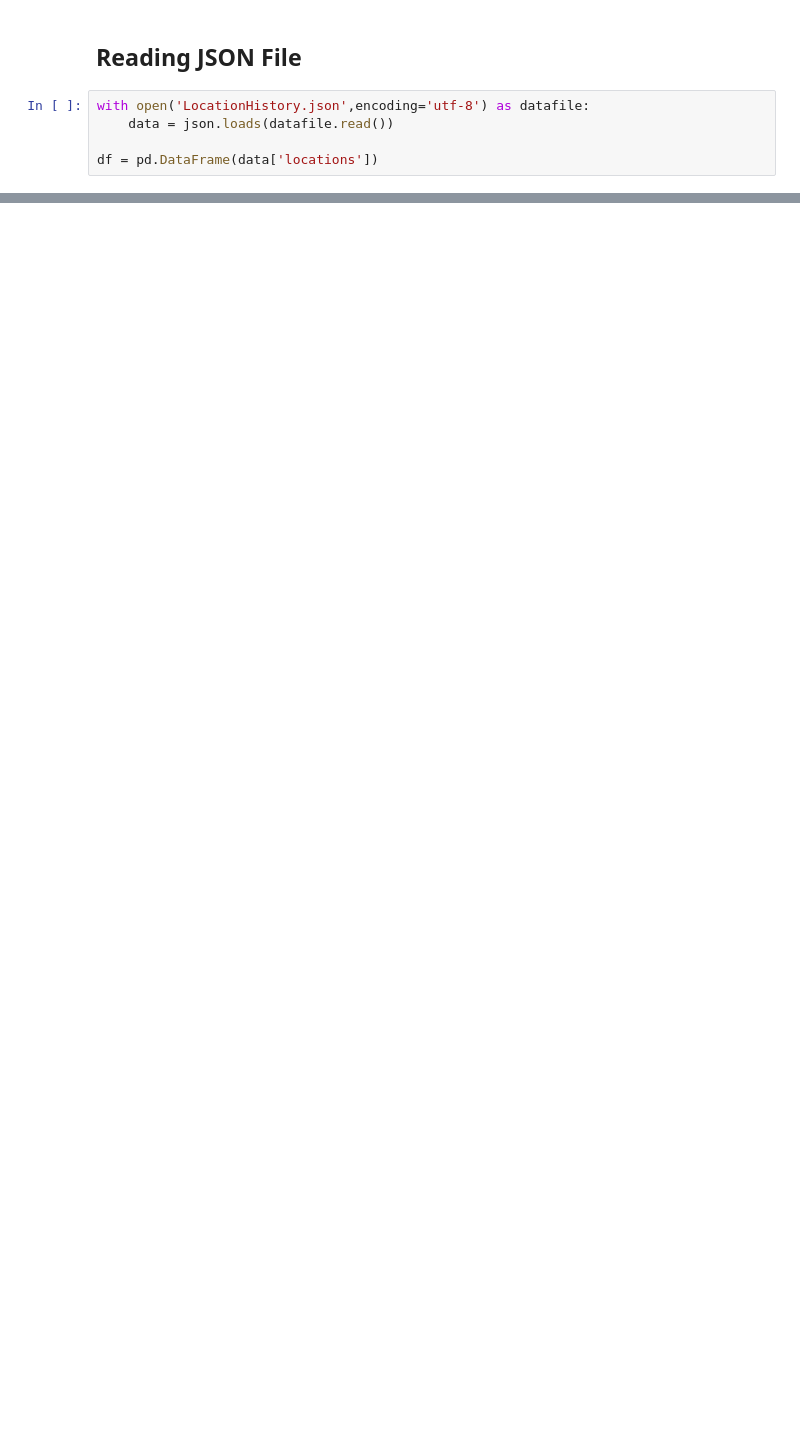
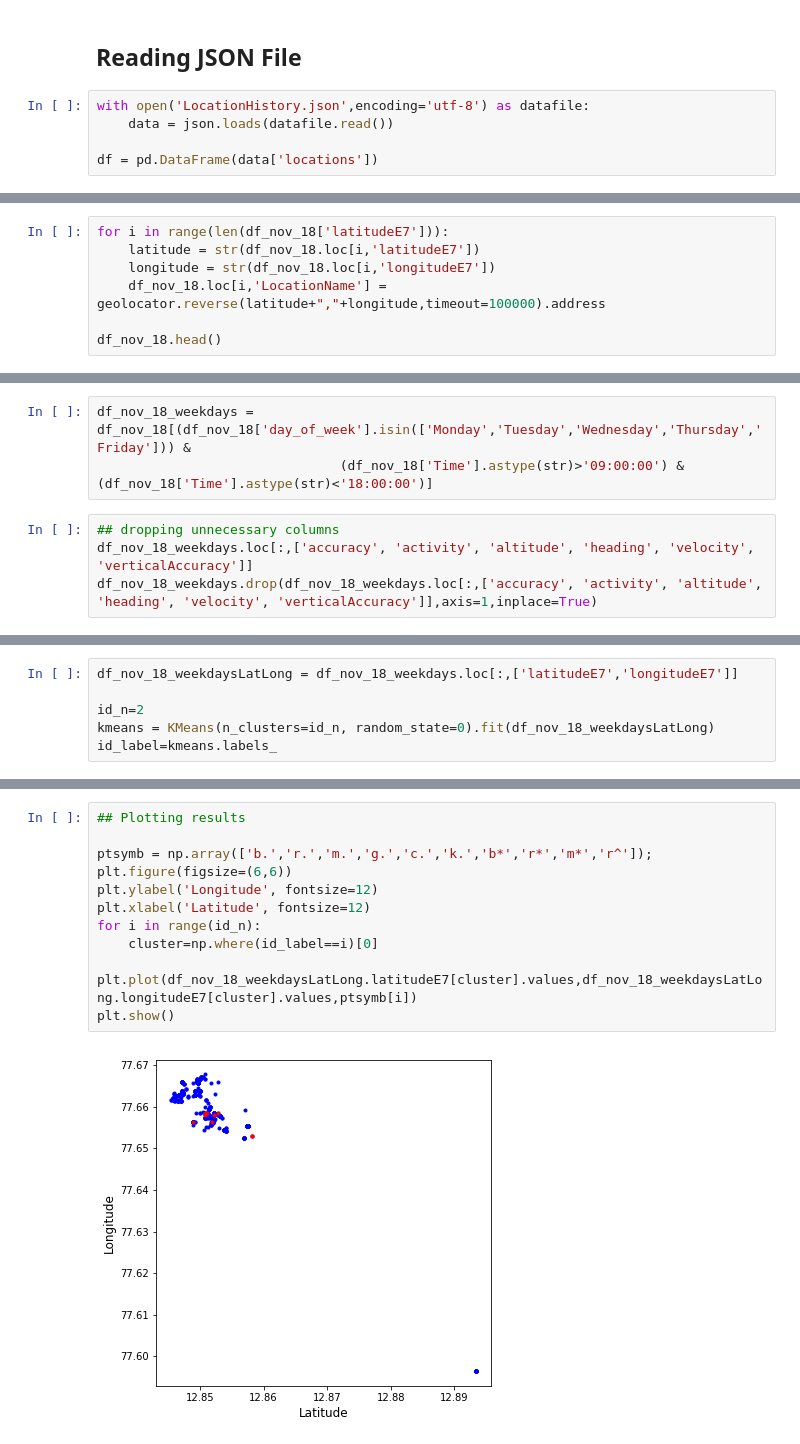
Before and after one commit to java-byte/Project-Machine-Learning, a Jupyter notebook: clustering.ipynb, the cells around one changed output, grey strips where cells are left out. Saved outputs shown, nothing was run; the diff lists cells and outputs as text; blank space fills up the shorter version.

```diff
--- a/clustering.ipynb
+++ b/clustering.ipynb
@@ -72,0 +146,7 @@ plt.show()
+# %%
+for i in range(len(df_nov_18['latitudeE7'])):
+    latitude = str(df_nov_18.loc[i,'latitudeE7'])
+    longitude = str(df_nov_18.loc[i,'longitudeE7'])
+    df_nov_18.loc[i,'LocationName'] = geolocator.reverse(latitude+","+longitude,timeout=100000).address
+
+df_nov_18.head()
@@ -72,0 +164,7 @@ plt.show()
+# %%
+df_nov_18_weekdays = df_nov_18[(df_nov_18['day_of_week'].isin(['Monday','Tuesday','Wednesday','Thursday','Friday'])) &
+                               (df_nov_18['Time'].astype(str)>'09:00:00') & (df_nov_18['Time'].astype(str)<'18:00:00')]
+# %%
+## dropping unnecessary columns
+df_nov_18_weekdays.loc[:,['accuracy', 'activity', 'altitude', 'heading', 'velocity', 'verticalAccuracy']]
+df_nov_18_weekdays.drop(df_nov_18_weekdays.loc[:,['accuracy', 'activity', 'altitude', 'heading', 'velocity', 'verticalAccuracy']],axis=1,inplace=True)
@@ -72,0 +187,6 @@ plt.show()
+# %%
+df_nov_18_weekdaysLatLong = df_nov_18_weekdays.loc[:,['latitudeE7','longitudeE7']]
+
+id_n=2
+kmeans = KMeans(n_clusters=id_n, random_state=0).fit(df_nov_18_weekdaysLatLong)
+id_label=kmeans.labels_
@@ -72,0 +211,13 @@ plt.show()
+# %%
+## Plotting results
+
+ptsymb = np.array(['b.','r.','m.','g.','c.','k.','b*','r*','m*','r^']);
+plt.figure(figsize=(6,6))
+plt.ylabel('Longitude', fontsize=12)
+plt.xlabel('Latitude', fontsize=12)
+for i in range(id_n):
+    cluster=np.where(id_label==i)[0]
+    plt.plot(df_nov_18_weekdaysLatLong.latitudeE7[cluster].values,df_nov_18_weekdaysLatLong.longitudeE7[cluster].values,ptsymb[i])
+plt.show()
+# %% [output]
+[figure, added]
```
Also changed, not shown: parts of 35 cells of this notebook.
